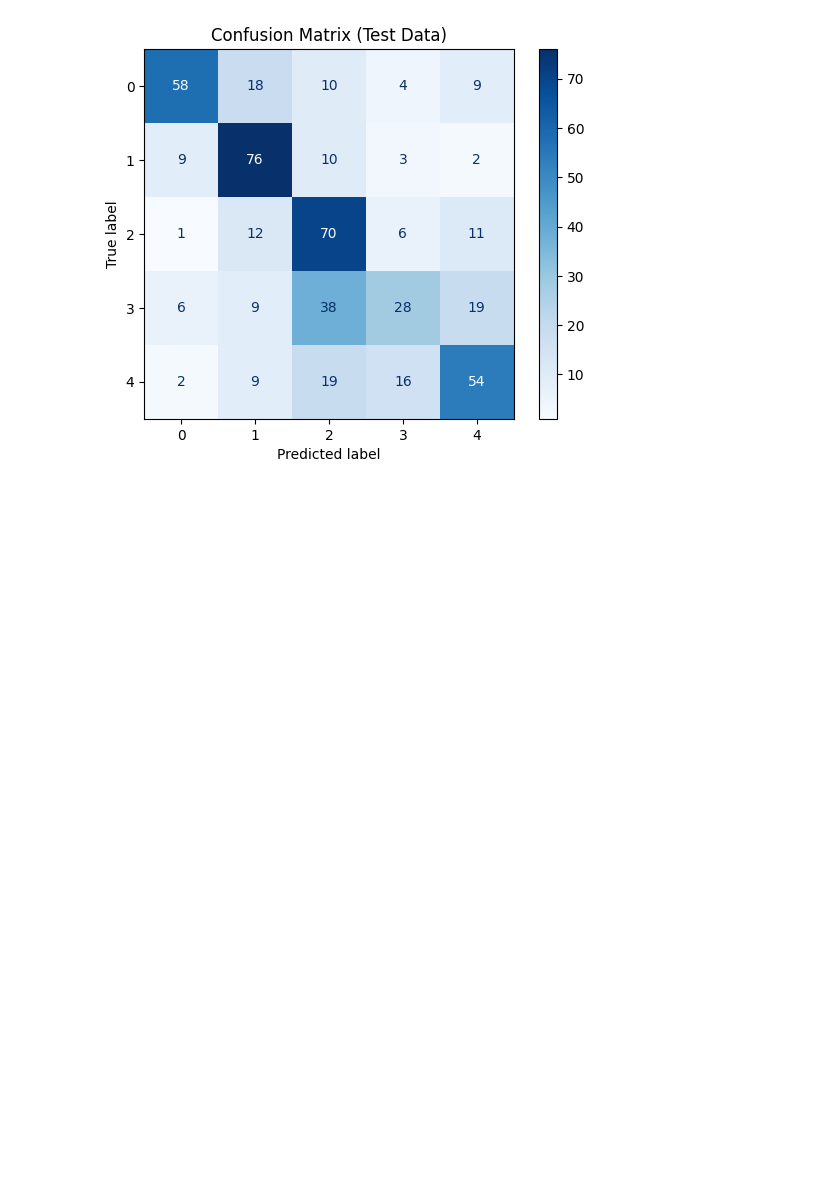
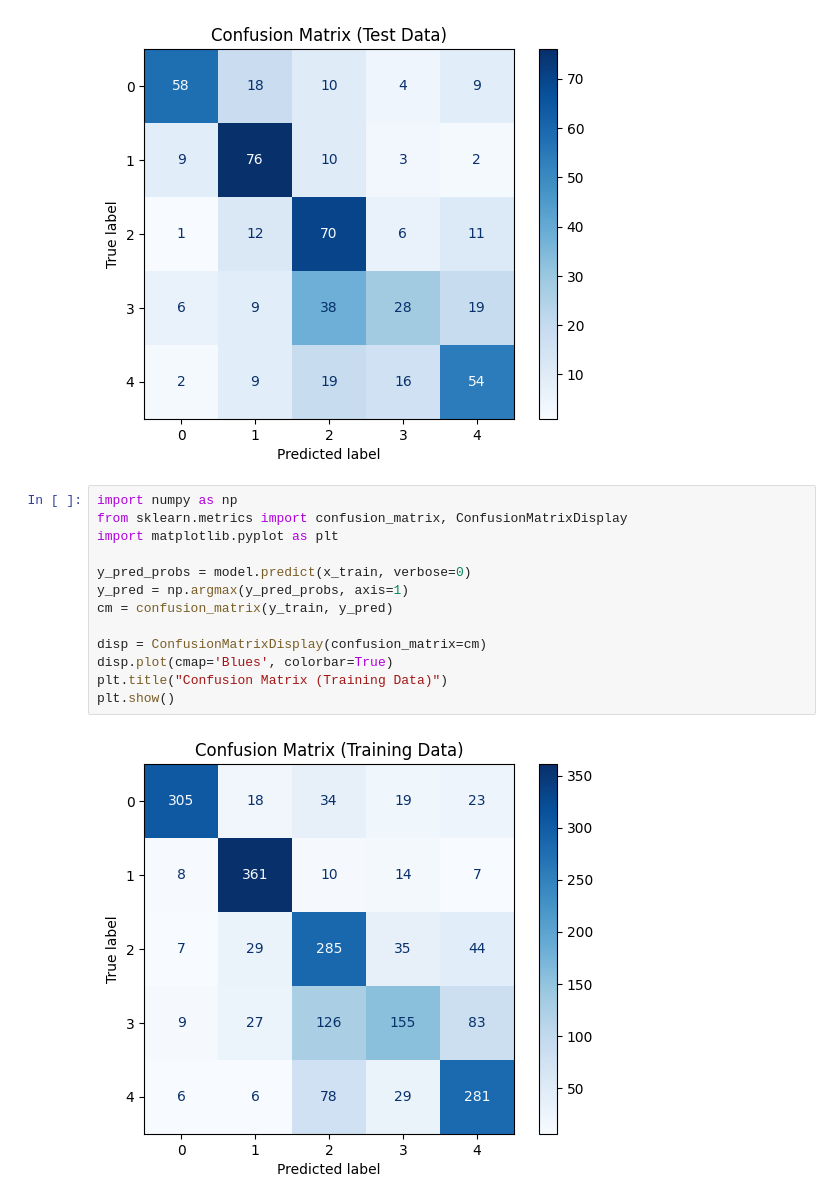
Before and after one commit to Hrushikesh9807/Pattern-Recognition-and-Machine-Learning, a Jupyter notebook: Assignment-3/src/q4.ipynb, the cells around one changed output. Cells and saved outputs as stored; diff of their text form; blank space fills up the shorter version.

```diff
--- a/Assignment-3/src/q4.ipynb
+++ b/Assignment-3/src/q4.ipynb
@@ -86,6 +86,21 @@ plt.title("Confusion Matrix (Test Data)")
 plt.show()
 # %% [output]
 [figure]
+# %%
+import numpy as np
+from sklearn.metrics import confusion_matrix, ConfusionMatrixDisplay
+import matplotlib.pyplot as plt
+
+y_pred_probs = model.predict(x_train, verbose=0)
+y_pred = np.argmax(y_pred_probs, axis=1)
+cm = confusion_matrix(y_train, y_pred)
+
+disp = ConfusionMatrixDisplay(confusion_matrix=cm)
+disp.plot(cmap='Blues', colorbar=True)
+plt.title("Confusion Matrix (Training Data)")
+plt.show()
+# %% [output]
+[figure, added]
 # %%
 import numpy as np
 from sklearn.metrics import confusion_matrix
```
Also changed, not shown: parts of 1 cell of this notebook, 5 other files.
